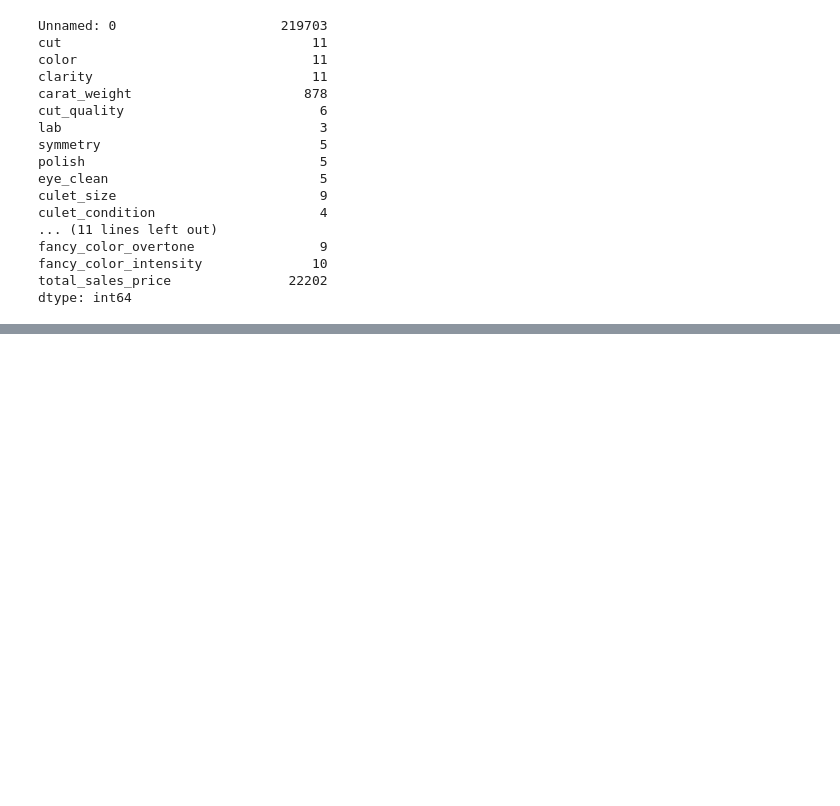
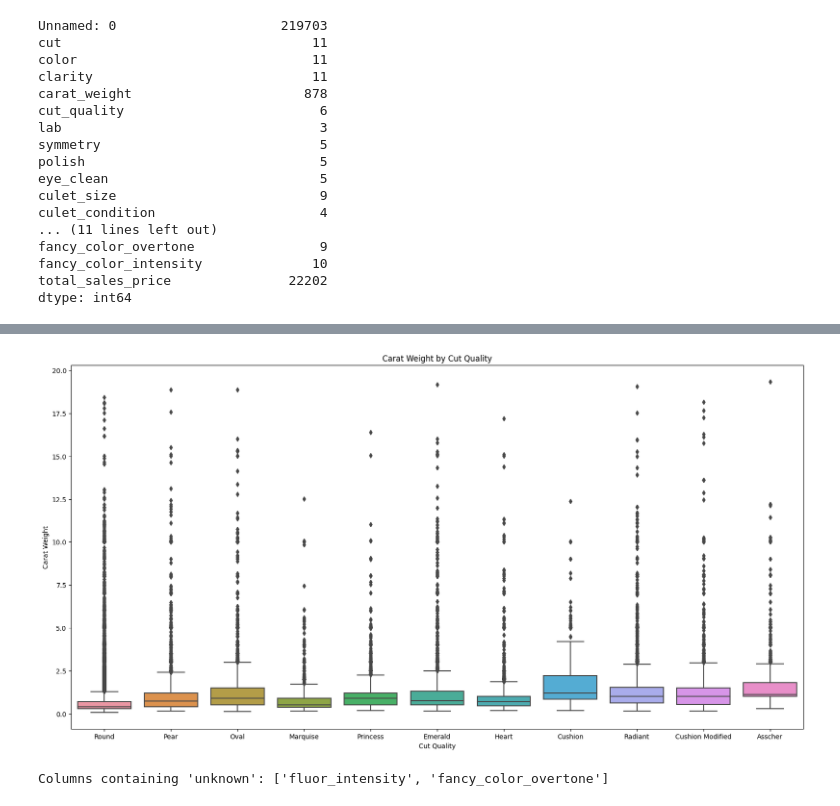
Before and after one commit to 202218031/DM_Project_1, a Jupyter notebook: Data_Mining_Project_File_1.ipynb, the cells around one changed output, grey strips where cells are left out. Cells and saved outputs as stored; diff of their text form; code cells hidden in the pictures; blank space fills up the shorter version.

```diff
--- a/Data_Mining_Project_File_1.ipynb
+++ b/Data_Mining_Project_File_1.ipynb
@@ -118,0 +150,18 @@ dtype: int64
+# %%
+# Boxplot of carat_weight vs. cut
+plt.figure(figsize=(20, 10))
+sns.boxplot(data=df, x='cut', y='carat_weight')
+plt.title("Carat Weight by Cut Quality")
+plt.xlabel("Cut Quality")
+plt.ylabel("Carat Weight")
+plt.show()
+# %% [output]
+[figure, added]
+# %%
+# Find columns containing "unknown"
+columns_with_unknown = df.columns[df.isin(['None']).any()].tolist()
+
+# Print the list of columns
+print("\nColumns containing 'unknown':", columns_with_unknown)
+# %% [output]
+Columns containing 'unknown': ['fluor_intensity', 'fancy_color_overtone']
```
Also changed, not shown: parts of 29 cells of this notebook.
